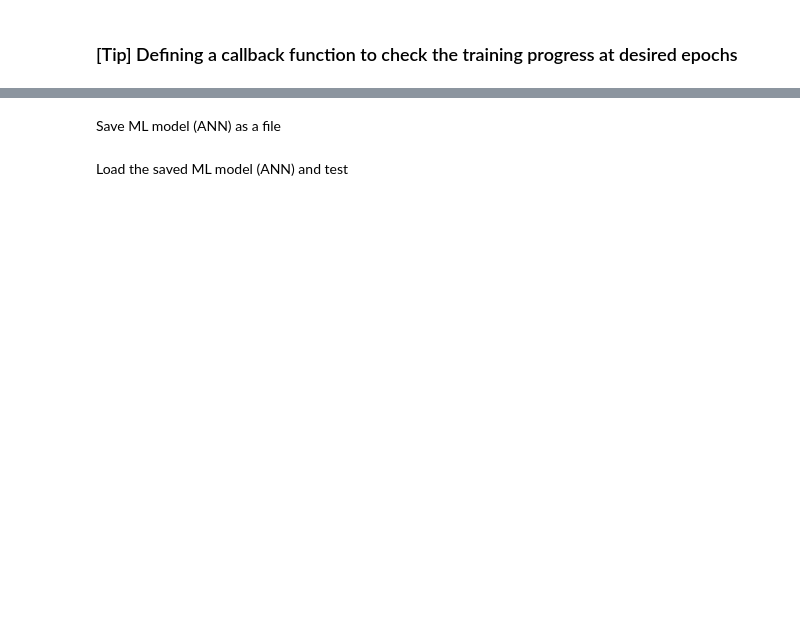
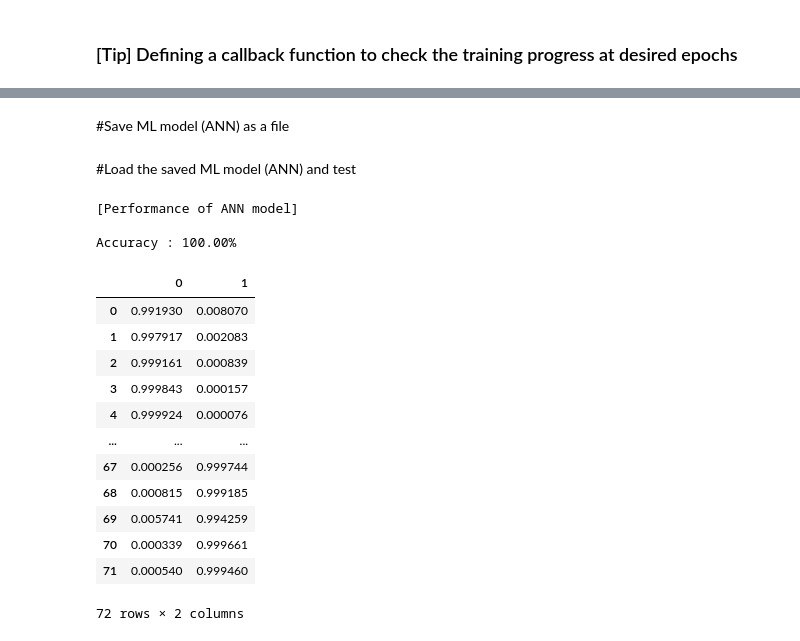
Before and after one commit to purduelamm/purdue_me597_iiot, a Jupyter notebook: ml_tutorial/ML5/ML5_Code1.ipynb, the cells around one changed output, grey strips where cells are left out. Cells and saved outputs as stored; diff of their text form; code cells hidden in the pictures; blank space fills up the shorter version.

```diff
--- a/ml_tutorial/ML5/ML5_Code1.ipynb
+++ b/ml_tutorial/ML5/ML5_Code1.ipynb
@@ -35,4 +43,5 @@ from sklearn.decomposition import PCA
 from sklearn.preprocessing import StandardScaler
 
 FeatureSelected_std = StandardScaler().fit_transform(FeatureSelected)
+FeatureSelected_std = torch.tensor(FeatureSelected_std, dtype=torch.float32).to(device) #converting the resulting NumPy array into a PyTorch tensor, PyTorch expects 32-bit floats by default, moves tensor to GPU
 FeatureSelected_std.shape
@@ -115,14 +126,0 @@ Epoch         = 200
-# %%
-def ANN_model(input_data):
-    keras.backend.clear_session() # clearing the Keras backend session (initiating variables)
-
-    model = keras.Sequential()
-    model.add(keras.layers.InputLayer(input_shape = (input_data.shape[1],) ))                                      # Input  Layer
-    model.add(keras.layers.Dense(units = noOfNeuron, activation = keras.activations.relu,    name = 'Hidden1'))    # Hidden Layer 1
-    model.add(keras.layers.Dense(units = noOfNeuron, activation = keras.activations.relu,    name = 'Hidden2'))    # Hidden Layer 2
-    model.add(keras.layers.Dense(units = 2,          activation = keras.activations.softmax, name = 'Output'))     # Output Layer
-
-    model.compile(optimizer = keras.optimizers.Adam(learning_rate = learningRate), # Optimization algorithm
-                  loss = keras.losses.CategoricalCrossentropy(),                   # Loss function (objective function of Optimization)
-                  metrics = ['accuracy'])                                          # Metrics to measure during the training process
-    return model
@@ -180,2 +298,2 @@ print('Final Train Accuracy : {:.2f}%'.format(hist.history['accuracy'][-1]*100))
 # %% [markdown]
-Save ML model (ANN) as a file
+#Save ML model (ANN) as a file
@@ -184,2 +308,2 @@ AnnModel.save('/content/drive/MyDrive/Colab Notebooks/SavedFiles/ML_Models/ANN_m
 # %% [markdown]
-Load the saved ML model (ANN) and test
+#Load the saved ML model (ANN) and test
@@ -192,4 +310,44 @@ print('Accuracy : {:.2f}%'.format(Accuracy*100))
-# %%
-# Predicted result
-Predicted = LoadedModel.predict(TestData)
-pd.DataFrame(Predicted)
+# %%
+# Load the saved model (ANN_model() + load_state_dict())
+LoadedModel = ANN_model(TrainData.shape[1]).to(device)
+LoadedModel.load_state_dict(torch.load('/content/drive/MyDrive/Colab Notebooks/SavedFiles/ML_Models/ANN_model.pth'))
+
+# Evaluate, must rebuild architecture manually first in PyTorch
+LoadedModel.eval()
+with torch.no_grad():                     #Disables gradients, gradients are only needed for the backward pass to update weights during learning, not needed during eval and test
+    outputs   = LoadedModel(TestData)
+    loss      = criterion(outputs, TestLabel)
+    predicted = torch.argmax(outputs, dim=1)
+    accuracy  = (predicted == TestLabel).float().mean().item()
+
+print('[Performance of ANN model] \n')
+print('Accuracy : {:.2f}%'.format(accuracy*100))
+# %% [output]
+[Performance of ANN model]
+
+Accuracy : 100.00%
+# %%
+# Predicted result
+LoadedModel.eval()
+with torch.no_grad():
+    Predicted = LoadedModel(TestData)
+    Predicted = torch.softmax(Predicted, dim=1)
+
+pd.DataFrame(Predicted.cpu().numpy())
+
+#Why softmax is applied here: Softmax was removed from forward() during training. nn.CrossEntropyLoss already applies softmax internally as part of its loss calculation.
+#Now during inference it is added back manually to convert raw scores into actual probabilities that sum to 1:
+# %% [output]
+|  | 0 | 1 |
+| 0 | 0.991930 | 0.008070 |
+| 1 | 0.997917 | 0.002083 |
+| 2 | 0.999161 | 0.000839 |
+| 3 | 0.999843 | 0.000157 |
+| 4 | 0.999924 | 0.000076 |
+| ... | ... | ... |
+| 67 | 0.000256 | 0.999744 |
+| 68 | 0.000815 | 0.999185 |
+| 69 | 0.005741 | 0.994259 |
+| 70 | 0.000339 | 0.999661 |
+| 71 | 0.000540 | 0.999460 |
+72 rows × 2 columns
```
Also changed, not shown: parts of 32 cells of this notebook.
